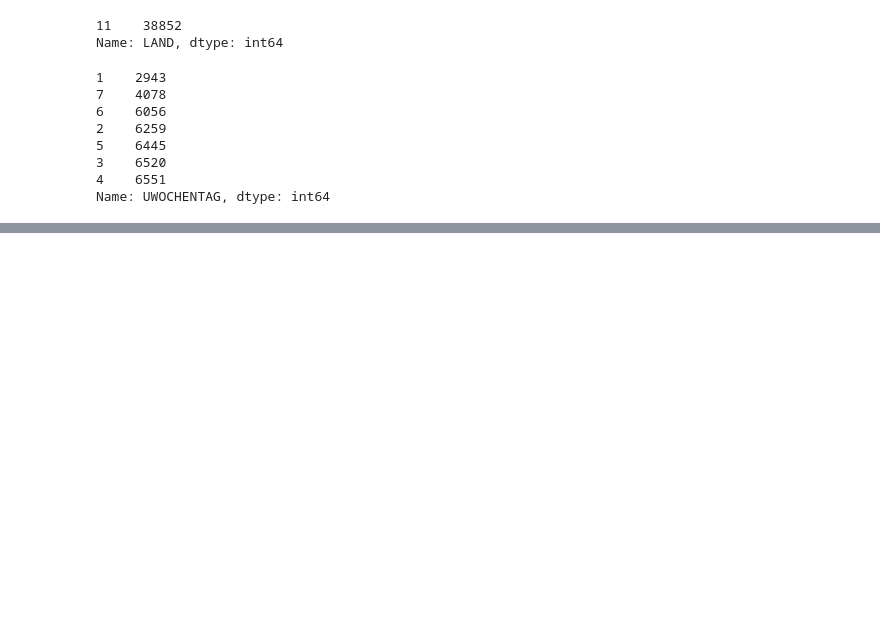
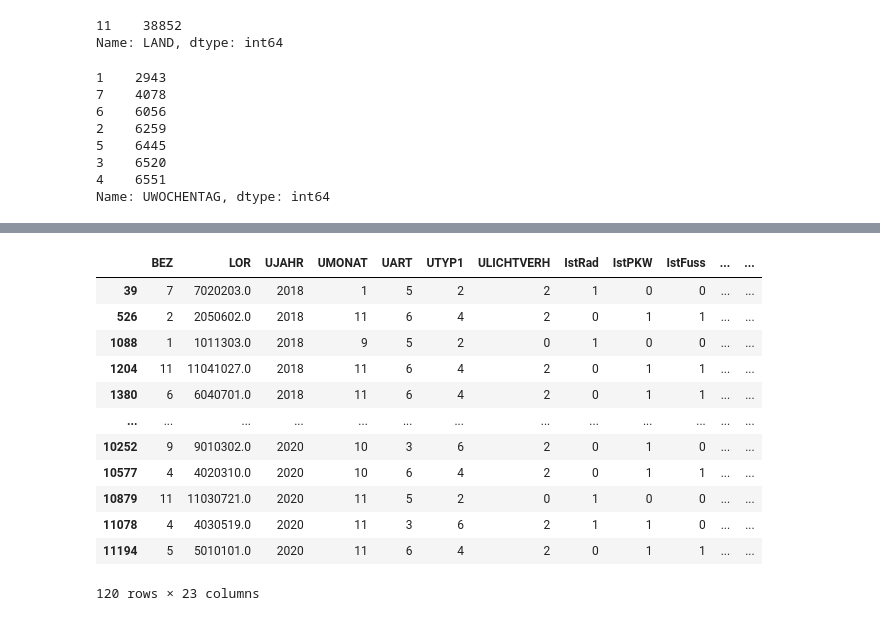
Before and after one commit to SEberwein/Berlin_traffic_accidents_2018-2020, a Jupyter notebook: data_exploration.ipynb, the cells around one changed output, grey strips where cells are left out. Saved outputs shown, nothing was run; the diff lists cells and outputs as text; code cells hidden in the pictures; blank space fills up the shorter version.

```diff
--- a/data_exploration.ipynb
+++ b/data_exploration.ipynb
@@ -528,0 +451,16 @@ def lighting_condition():
+# %%
+data_dead
+# %% [output]
+|  | BEZ | LOR | UJAHR | UMONAT | UART | UTYP1 | ULICHTVERH | IstRad | IstPKW | IstFuss | ... | ... |
+| 39 | 7 | 7020203.0 | 2018 | 1 | 5 | 2 | 2 | 1 | 0 | 0 | ... | ... |
+| 526 | 2 | 2050602.0 | 2018 | 11 | 6 | 4 | 2 | 0 | 1 | 1 | ... | ... |
+| 1088 | 1 | 1011303.0 | 2018 | 9 | 5 | 2 | 0 | 1 | 0 | 0 | ... | ... |
+| 1204 | 11 | 11041027.0 | 2018 | 11 | 6 | 4 | 2 | 0 | 1 | 1 | ... | ... |
+| 1380 | 6 | 6040701.0 | 2018 | 11 | 6 | 4 | 2 | 0 | 1 | 1 | ... | ... |
+| ... | ... | ... | ... | ... | ... | ... | ... | ... | ... | ... | ... | ... |
+| 10252 | 9 | 9010302.0 | 2020 | 10 | 3 | 6 | 2 | 0 | 1 | 0 | ... | ... |
+| 10577 | 4 | 4020310.0 | 2020 | 10 | 6 | 4 | 2 | 0 | 1 | 1 | ... | ... |
+| 10879 | 11 | 11030721.0 | 2020 | 11 | 5 | 2 | 0 | 1 | 0 | 0 | ... | ... |
+| 11078 | 4 | 4030519.0 | 2020 | 11 | 3 | 6 | 2 | 1 | 1 | 0 | ... | ... |
+| 11194 | 5 | 5010101.0 | 2020 | 11 | 6 | 4 | 2 | 0 | 1 | 1 | ... | ... |
+120 rows × 23 columns
```
Also changed, not shown: parts of 56 cells of this notebook, 5 other files.
